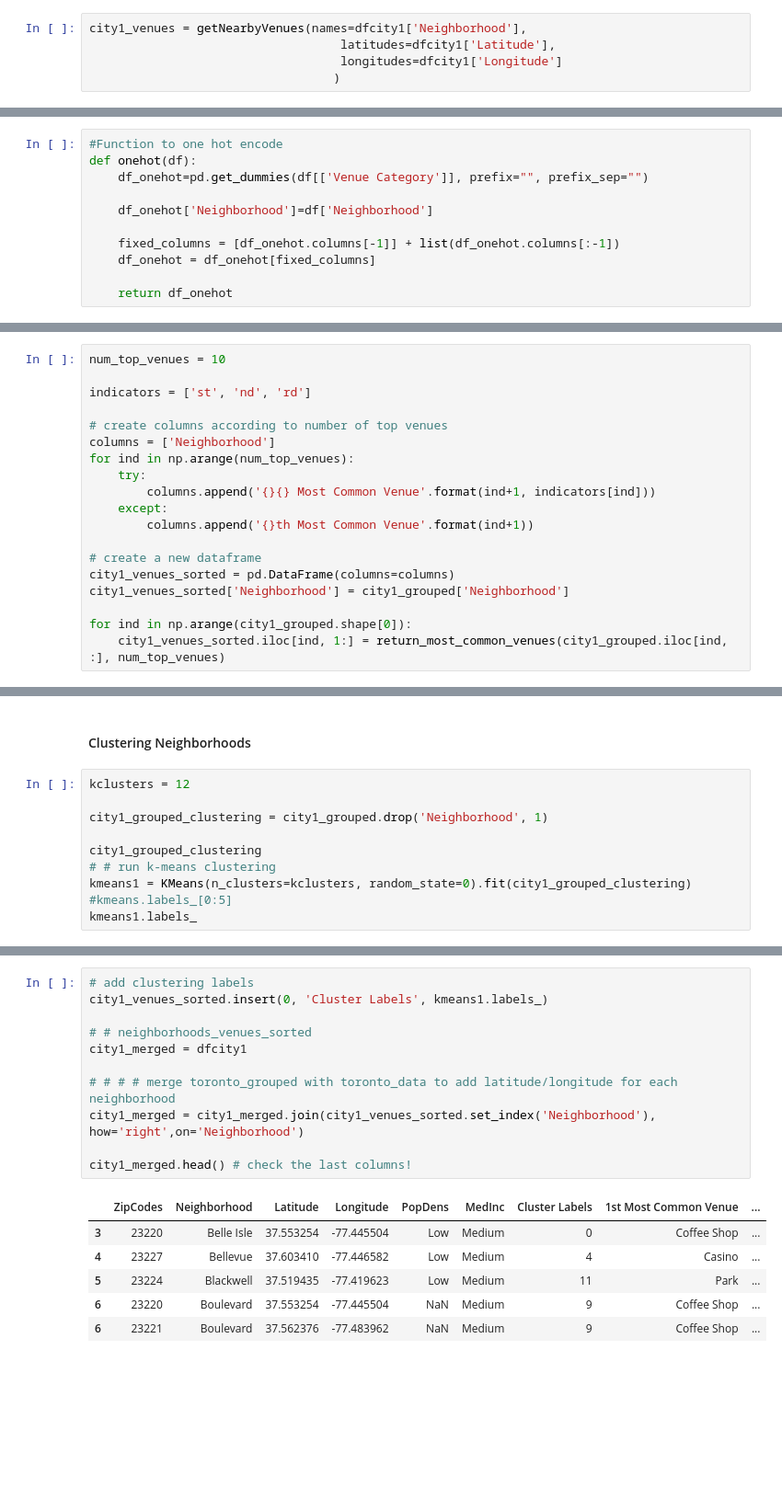
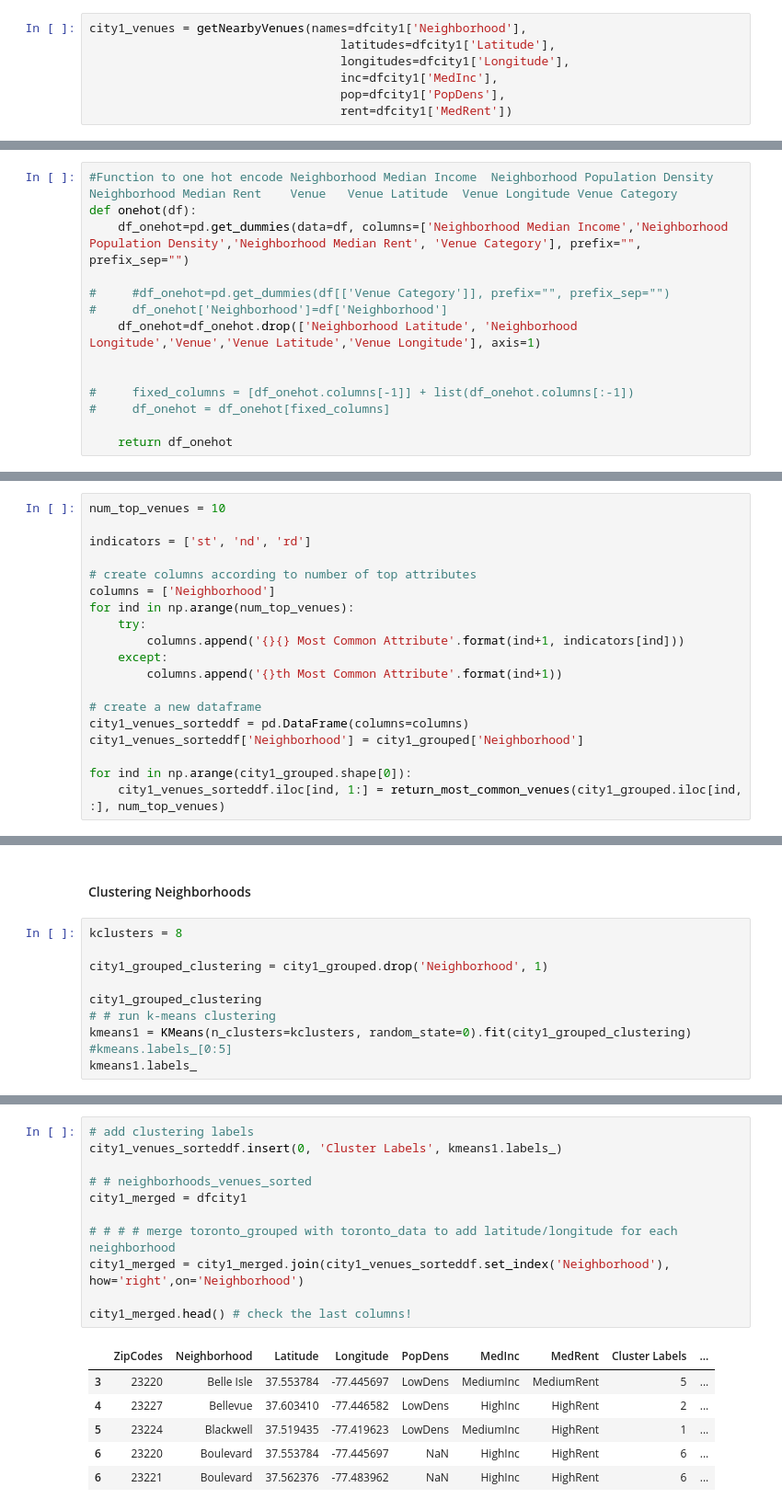
Before and after one commit to lansdell-hs/Coursera_Capstone, a Jupyter notebook: Data Science Capstone.ipynb, the cells around one changed output, grey strips where cells are left out. Shown at 92% size. Cells and saved outputs as stored; diff of their text form; blank space fills up the shorter version.

```diff
--- a/Data Science Capstone.ipynb
+++ b/Data Science Capstone.ipynb
@@ -251,5 +304,7 @@ def getNearbyVenues(names, latitudes, longitudes, radius=500):
 # %%
 city1_venues = getNearbyVenues(names=dfcity1['Neighborhood'],
                                    latitudes=dfcity1['Latitude'],
-                                   longitudes=dfcity1['Longitude']
-                                  )
+                                   longitudes=dfcity1['Longitude'],
+                                   inc=dfcity1['MedInc'],
+                                   pop=dfcity1['PopDens'],
+                                   rent=dfcity1['MedRent'])
@@ -319,13 +342,16 @@ city2_venues.groupby('Neighborhood').count()
 # %% [markdown]
 #### One Hot Encoding for Neighborhoods
 # %%
-#Function to one hot encode
+#Function to one hot encode Neighborhood Median Income	Neighborhood Population Density	Neighborhood Median Rent	Venue	Venue Latitude	Venue Longitude	Venue Category
 def onehot(df):
-    df_onehot=pd.get_dummies(df[['Venue Category']], prefix="", prefix_sep="")
+    df_onehot=pd.get_dummies(data=df, columns=['Neighborhood Median Income','Neighborhood Population Density','Neighborhood Median Rent', 'Venue Category'], prefix="", prefix_sep="")
 
-    df_onehot['Neighborhood']=df['Neighborhood']
+#     #df_onehot=pd.get_dummies(df[['Venue Category']], prefix="", prefix_sep="")
+#     df_onehot['Neighborhood']=df['Neighborhood']
+    df_onehot=df_onehot.drop(['Neighborhood Latitude', 'Neighborhood Longitude','Venue','Venue Latitude','Venue Longitude'], axis=1)
 
-    fixed_columns = [df_onehot.columns[-1]] + list(df_onehot.columns[:-1])
-    df_onehot = df_onehot[fixed_columns]
+
+#     fixed_columns = [df_onehot.columns[-1]] + list(df_onehot.columns[:-1])
+#     df_onehot = df_onehot[fixed_columns]
 
     return df_onehot
@@ -369,20 +415,20 @@ num_top_venues = 10
 
 indicators = ['st', 'nd', 'rd']
 
-# create columns according to number of top venues
+# create columns according to number of top attributes
 columns = ['Neighborhood']
 for ind in np.arange(num_top_venues):
     try:
-        columns.append('{}{} Most Common Venue'.format(ind+1, indicators[ind]))
+        columns.append('{}{} Most Common Attribute'.format(ind+1, indicators[ind]))
     except:
-        columns.append('{}th Most Common Venue'.format(ind+1))
+        columns.append('{}th Most Common Attribute'.format(ind+1))
 
 # create a new dataframe
-city1_venues_sorted = pd.DataFrame(columns=columns)
-city1_venues_sorted['Neighborhood'] = city1_grouped['Neighborhood']
+city1_venues_sorteddf = pd.DataFrame(columns=columns)
+city1_venues_sorteddf['Neighborhood'] = city1_grouped['Neighborhood']
 
 for ind in np.arange(city1_grouped.shape[0]):
-    city1_venues_sorted.iloc[ind, 1:] = return_most_common_venues(city1_grouped.iloc[ind, :], num_top_venues)
+    city1_venues_sorteddf.iloc[ind, 1:] = return_most_common_venues(city1_grouped.iloc[ind, :], num_top_venues)
 # %%
 city1_venues_sorted.head()
 # %%
@@ -409,7 +455,7 @@ city2_venues_sorted.head()
 # %% [markdown]
 #### Clustering Neighborhoods
 # %%
-kclusters = 12
+kclusters = 8
 
 city1_grouped_clustering = city1_grouped.drop('Neighborhood', 1)
 
@@ -440,19 +485,19 @@ array([ 5,  6,  6,  2,  1,  3,  8,  6,  0,  7,  8, 10,  9,  1,  7,  5, 10,
 # %%
 # add clustering labels
-city1_venues_sorted.insert(0, 'Cluster Labels', kmeans1.labels_)
+city1_venues_sorteddf.insert(0, 'Cluster Labels', kmeans1.labels_)
 
 # # neighborhoods_venues_sorted
 city1_merged = dfcity1
 
 # # # # merge toronto_grouped with toronto_data to add latitude/longitude for each neighborhood
-city1_merged = city1_merged.join(city1_venues_sorted.set_index('Neighborhood'), how='right',on='Neighborhood')
+city1_merged = city1_merged.join(city1_venues_sorteddf.set_index('Neighborhood'), how='right',on='Neighborhood')
 
 city1_merged.head() # check the last columns!
 # %% [output]
-|  | ZipCodes | Neighborhood | Latitude | Longitude | PopDens | MedInc | Cluster Labels | 1st Most Common Venue | ... |
-| 3 | 23220 | Belle Isle | 37.553254 | -77.445504 | Low | Medium | 0 | Coffee Shop | ... |
-| 4 | 23227 | Bellevue | 37.603410 | -77.446582 | Low | Medium | 4 | Casino | ... |
-| 5 | 23224 | Blackwell | 37.519435 | -77.419623 | Low | Medium | 11 | Park | ... |
-| 6 | 23220 | Boulevard | 37.553254 | -77.445504 | NaN | Medium | 9 | Coffee Shop | ... |
-| 6 | 23221 | Boulevard | 37.562376 | -77.483962 | NaN | Medium | 9 | Coffee Shop | ... |
+|  | ZipCodes | Neighborhood | Latitude | Longitude | PopDens | MedInc | MedRent | Cluster Labels | ... |
+| 3 | 23220 | Belle Isle | 37.553784 | -77.445697 | LowDens | MediumInc | MediumRent | 5 | ... |
+| 4 | 23227 | Bellevue | 37.603410 | -77.446582 | LowDens | HighInc | HighRent | 2 | ... |
+| 5 | 23224 | Blackwell | 37.519435 | -77.419623 | LowDens | MediumInc | HighRent | 1 | ... |
+| 6 | 23220 | Boulevard | 37.553784 | -77.445697 | NaN | HighInc | HighRent | 6 | ... |
+| 6 | 23221 | Boulevard | 37.562376 | -77.483962 | NaN | HighInc | HighRent | 6 | ... |
 # %%
```
Also changed, not shown: parts of 52 cells of this notebook.
